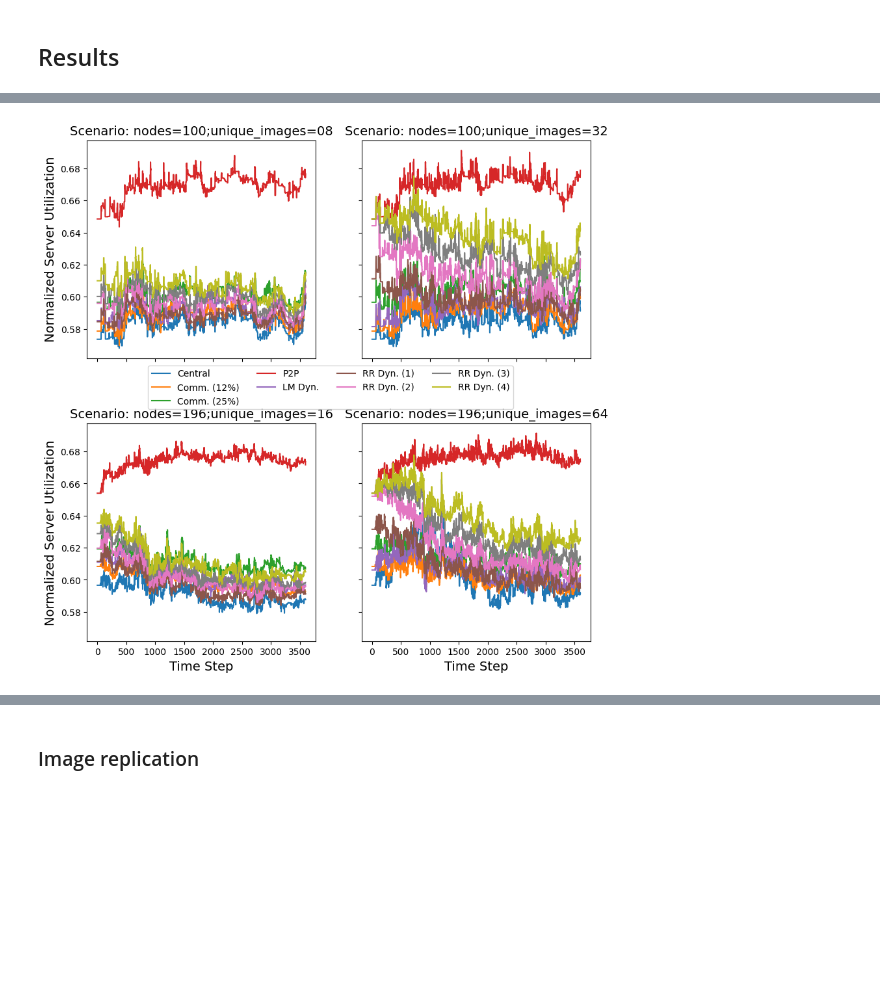
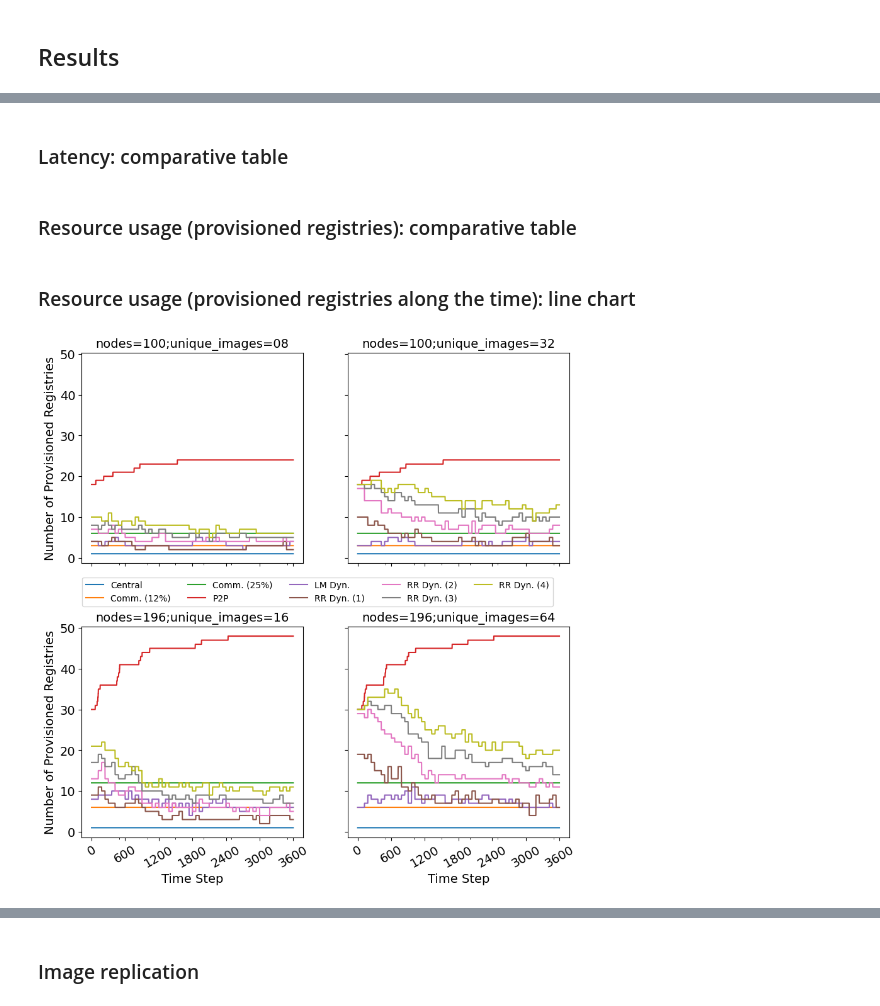
Before and after one commit to lucasroges/dynamic-registry-provisioning, a Jupyter notebook: analysis.ipynb, the cells around one changed output, grey strips where cells are left out. Drawn from its saved outputs; the diff is of its cells as text; code cells hidden in the pictures; blank space fills up the shorter version.

```diff
--- a/analysis.ipynb
+++ b/analysis.ipynb
@@ -776,25 +440,2 @@ plt.savefig(f"{base_dir}/number_of_registries.pdf", bbox_inches='tight')
-# %%
-server_utilization_dfs = {
-    variation: get_server_utilization_data(variation)
-    for variation in variations
-}
-# %%
-# TODO: check how to share labels
-fig, ax = plt.subplots(2, 2, figsize=(10, 10), sharex=True, sharey=True)
-
-for counter, (key, server_utilization_df) in enumerate(server_utilization_dfs.items()):
-    server_utilization_df.plot(ax=ax[counter // 2][counter % 2], legend=False)
-    customize_chart(
-        ax[counter // 2][counter % 2],
-        xlabel={"xlabel":"Time Step","fontdict":font_dict},
-        ylabel={"ylabel":"Normalized Server Utilization","fontdict":font_dict},
-        title={"label":f"Scenario: {key}","fontdict":font_dict},
-    )
-
-handles, _ = plt.gca().get_legend_handles_labels()
-fig.legend(handles, algorithm_labels, loc='center', ncols=4, bbox_to_anchor=(0.5, 0.5))
-plt.subplots_adjust(hspace=0.3)
-
-plt.savefig(f"{base_dir}/server_utilization.pdf", bbox_inches='tight')
-# %% [output]
-[figure, removed]
+# %% [markdown]
+### Latency: comparative table
@@ -800,0 +470,2 @@ plt.savefig(f"{base_dir}/server_utilization.pdf", bbox_inches='tight')
+# %% [markdown]
+### Resource usage (provisioned registries): comparative table
@@ -800,0 +500,24 @@ plt.savefig(f"{base_dir}/server_utilization.pdf", bbox_inches='tight')
+# %% [markdown]
+### Resource usage (provisioned registries along the time): line chart
+# %%
+# TODO: check how to share labels
+fig, ax = plt.subplots(2, 2, figsize=(10, 10), sharex=True, sharey=True)
+
+for counter, (key, registry_data) in enumerate(registry_data_dfs.items()):
+    registry_data[1].plot(ax=ax[counter // 2][counter % 2], legend=False, xticks=range(0, last_step + 1, 600), yticks=range(0, 51, 10))
+    customize_chart(
+        ax[counter // 2][counter % 2],
+        xticklabels={"labels": ax[counter // 2][counter % 2].get_xticks(), "fontdict": font_dict, "rotation": 30},
+        xlabel={"xlabel":"Time Step","fontdict":font_dict},
+        yticklabels={"labels": ax[counter // 2][counter % 2].get_yticks(), "fontdict": font_dict},
+        ylabel={"ylabel":"Number of Provisioned Registries","fontdict":font_dict},
+        title={"label":f"{key}","fontdict":font_dict},
+    )
+
+handles, _ = plt.gca().get_legend_handles_labels()
+fig.legend(handles, algorithm_labels, loc='center', ncols=5, bbox_to_anchor=(0.5, 0.5))
+plt.subplots_adjust(hspace=0.3)
+
+plt.savefig(f"{base_dir}/provisioned_registries.pdf", bbox_inches='tight')
+# %% [output]
+[figure, added]
```
Also changed, not shown: parts of 75 cells of this notebook.
